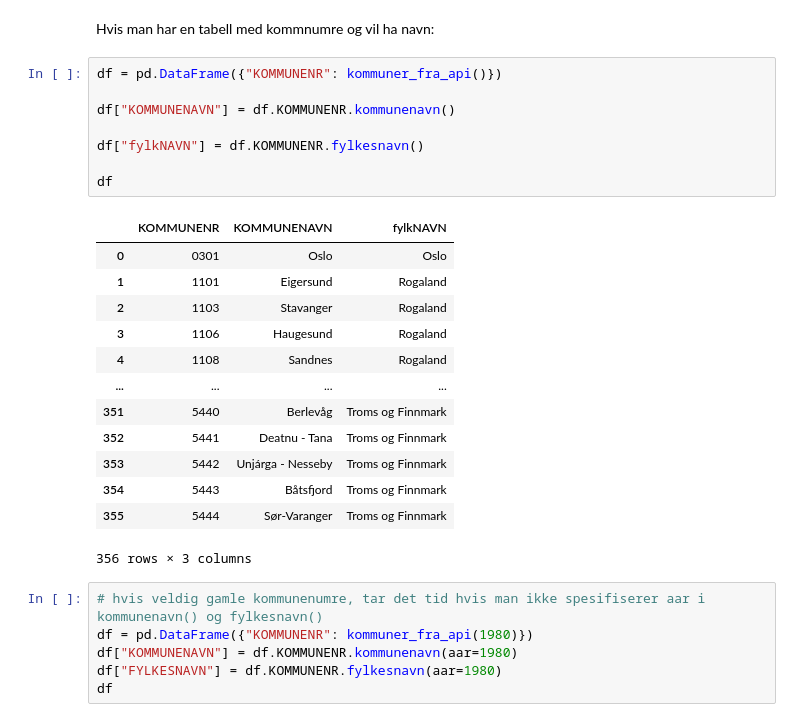
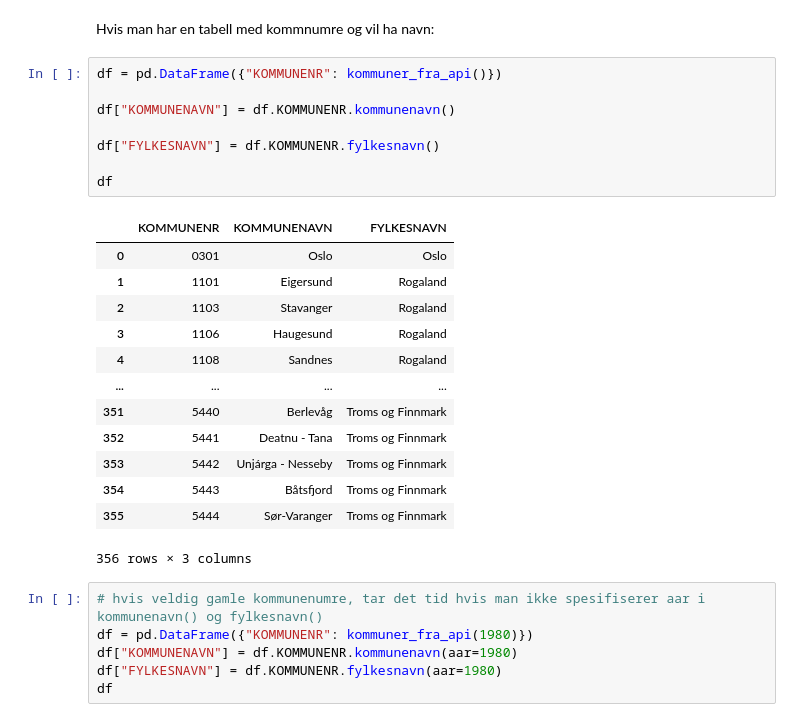
Before and after one commit to statisticsnorway/kommfylk, a Jupyter notebook: eksempler/bruk.ipynb, the cells around one changed output. Cells and saved outputs as stored; diff of their text form.

```diff
--- a/eksempler/bruk.ipynb
+++ b/eksempler/bruk.ipynb
@@ -91,13 +91,13 @@ Hvis man har en tabell med kommnumre og vil ha navn:
 # %%
 df = pd.DataFrame({"KOMMUNENR": kommuner_fra_api()})
 
 df["KOMMUNENAVN"] = df.KOMMUNENR.kommunenavn()
 
-df["fylkNAVN"] = df.KOMMUNENR.fylkesnavn()
+df["FYLKESNAVN"] = df.KOMMUNENR.fylkesnavn()
 
 df
 # %% [output]
-|  | KOMMUNENR | KOMMUNENAVN | fylkNAVN |
+|  | KOMMUNENR | KOMMUNENAVN | FYLKESNAVN |
 | 0 | 0301 | Oslo | Oslo |
 | 1 | 1101 | Eigersund | Rogaland |
 | 2 | 1103 | Stavanger | Rogaland |
```
Also changed, not shown: parts of 15 cells of this notebook.
